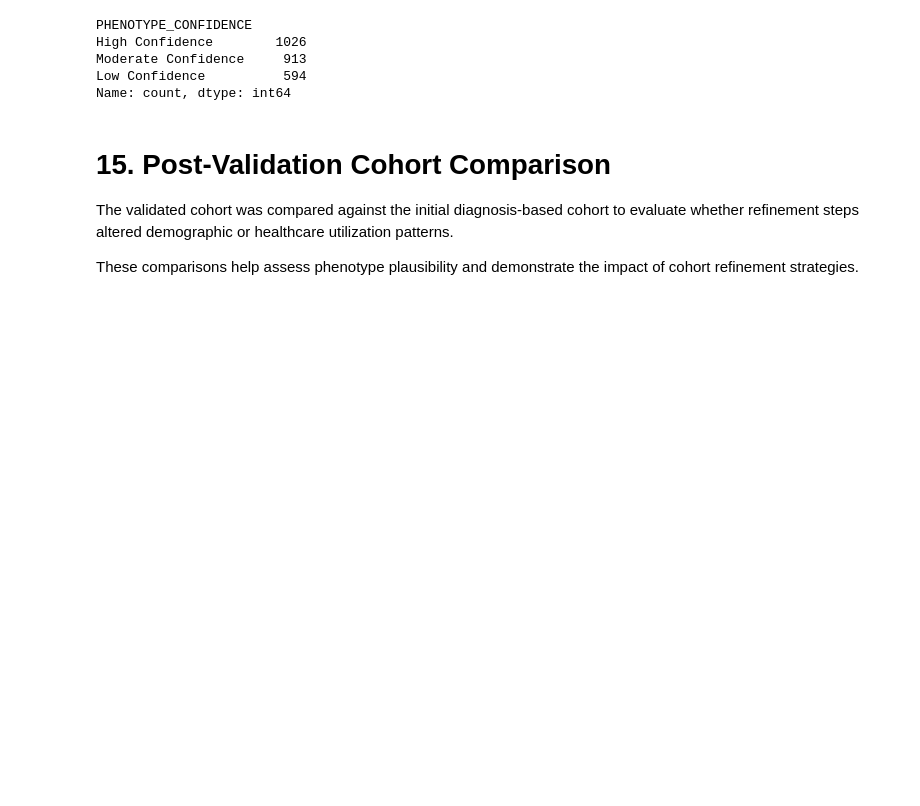
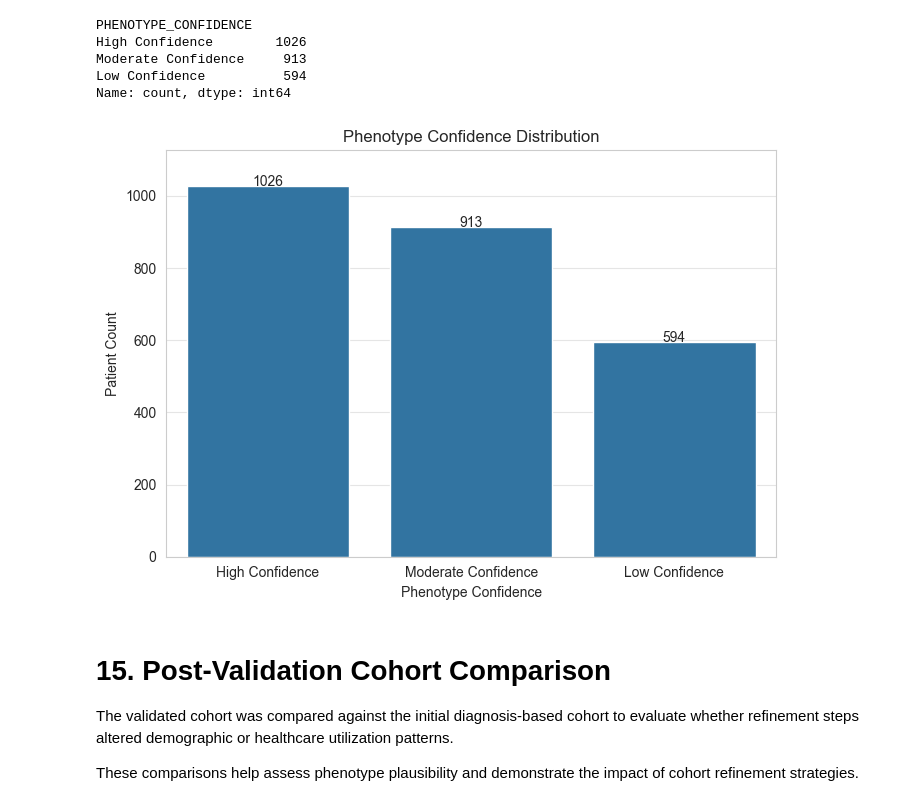
Before and after one commit to yifeikang/ehr-cancer-cohort-analysis, a Jupyter notebook: notebooks/cancer_cohort_notebook.ipynb, the cells around one changed output. Cells and saved outputs as stored; diff of their text form; code cells hidden in the pictures; blank space fills up the shorter version.

```diff
--- a/notebooks/cancer_cohort_notebook.ipynb
+++ b/notebooks/cancer_cohort_notebook.ipynb
@@ -1075,6 +1103,29 @@ High Confidence        1026
 Moderate Confidence     913
 Low Confidence          594
 Name: count, dtype: int64
+# %%
+plt.figure(figsize=(7,5))
+confidence_counts = (
+    cohort["PHENOTYPE_CONFIDENCE"]
+    .value_counts()
+)
+ax = sns.barplot(
+    x=confidence_counts.index,
+    y=confidence_counts.values
+)
+# Add count labels
+for i, v in enumerate(confidence_counts.values):
+    plt.text(i, v + 1, str(v), ha='center')
+plt.grid(axis='y', color='gray', alpha=0.2)
+plt.title("Phenotype Confidence Distribution")
+plt.xlabel("Phenotype Confidence")
+plt.ylabel("Patient Count")
+plt.ylim(top=max(confidence_counts.values) + 100)
+plt.tight_layout()
+plt.savefig(FIG_DIR / "phenotype_confidence_distribution.png")
+plt.show()
+# %% [output]
+[figure, added]
 # %% [markdown]
 # 15. Post-Validation Cohort Comparison
 
```
Also changed, not shown: parts of 3 cells of this notebook, 8 other files.
